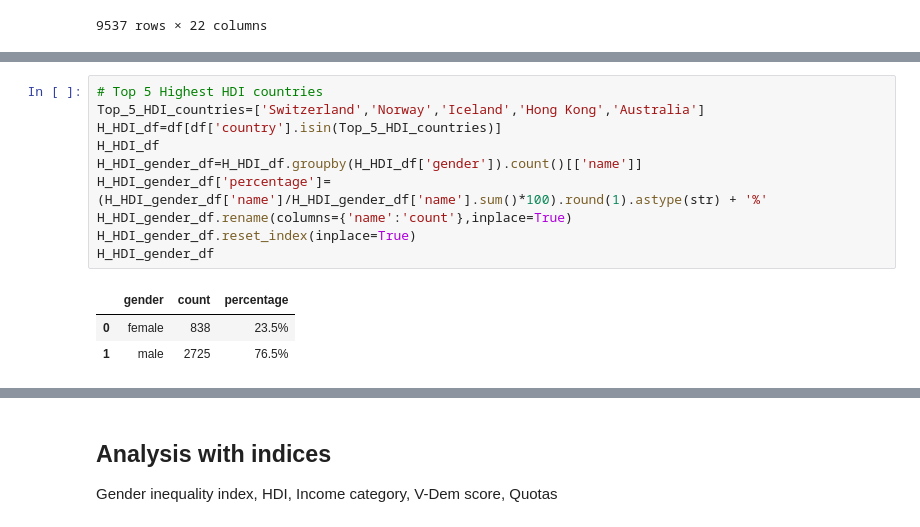
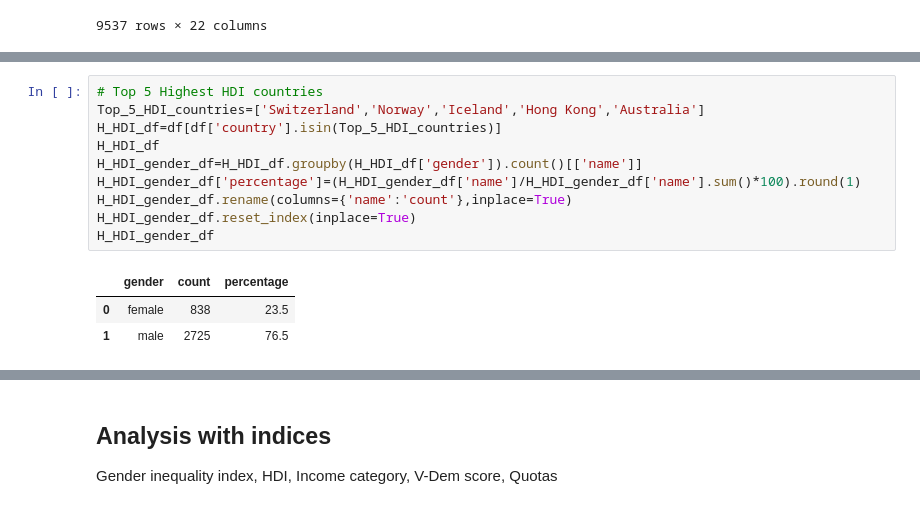
Before and after one commit to OjasSB/DS105, a Jupyter notebook: notebooks/gender.ipynb, the cells around one changed output, grey strips where cells are left out. Cells and saved outputs as stored; diff of their text form.

```diff
--- a/notebooks/gender.ipynb
+++ b/notebooks/gender.ipynb
@@ -57,14 +85,14 @@ uk_gender_df
 # %%
 # Top 5 Highest HDI countries
 Top_5_HDI_countries=['Switzerland','Norway','Iceland','Hong Kong','Australia']
 H_HDI_df=df[df['country'].isin(Top_5_HDI_countries)]
 H_HDI_df
 H_HDI_gender_df=H_HDI_df.groupby(H_HDI_df['gender']).count()[['name']]
-H_HDI_gender_df['percentage']=(H_HDI_gender_df['name']/H_HDI_gender_df['name'].sum()*100).round(1).astype(str) + '%'
+H_HDI_gender_df['percentage']=(H_HDI_gender_df['name']/H_HDI_gender_df['name'].sum()*100).round(1)
 H_HDI_gender_df.rename(columns={'name':'count'},inplace=True)
 H_HDI_gender_df.reset_index(inplace=True)
 H_HDI_gender_df
 # %% [output]
 |  | gender | count | percentage |
-| 0 | female | 838 | 23.5% |
-| 1 | male | 2725 | 76.5% |
+| 0 | female | 838 | 23.5 |
+| 1 | male | 2725 | 76.5 |
```
Also changed, not shown: parts of 15 cells of this notebook.
